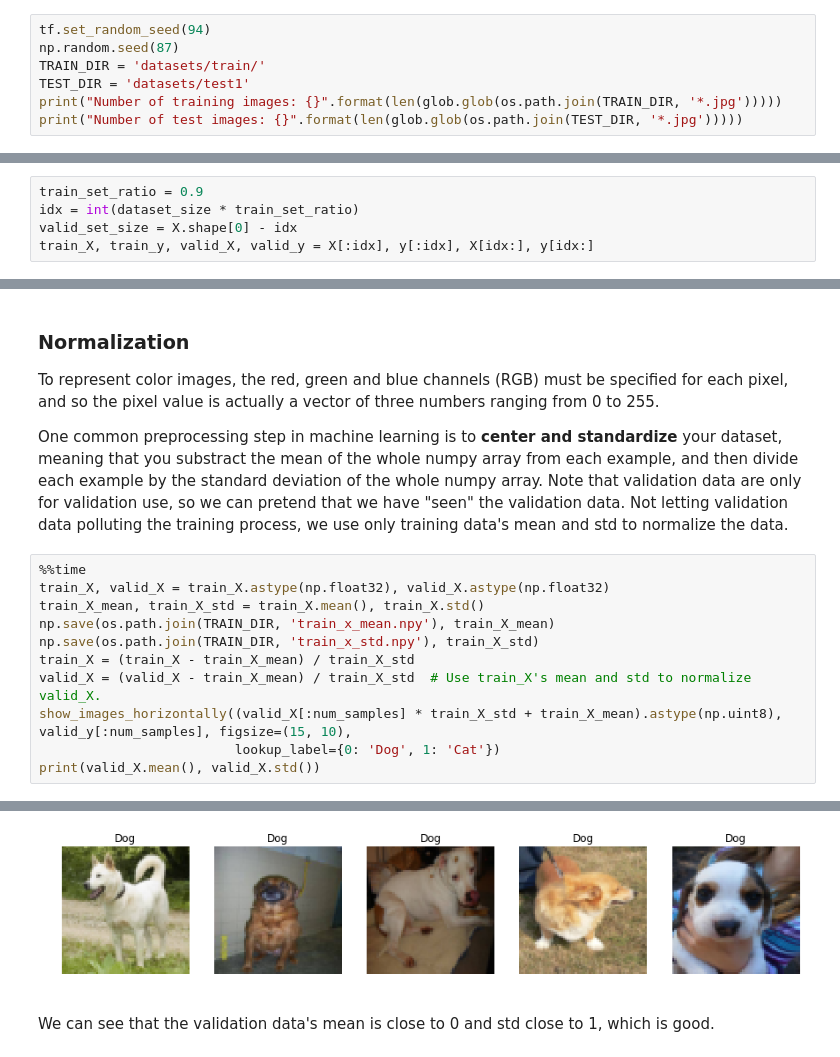
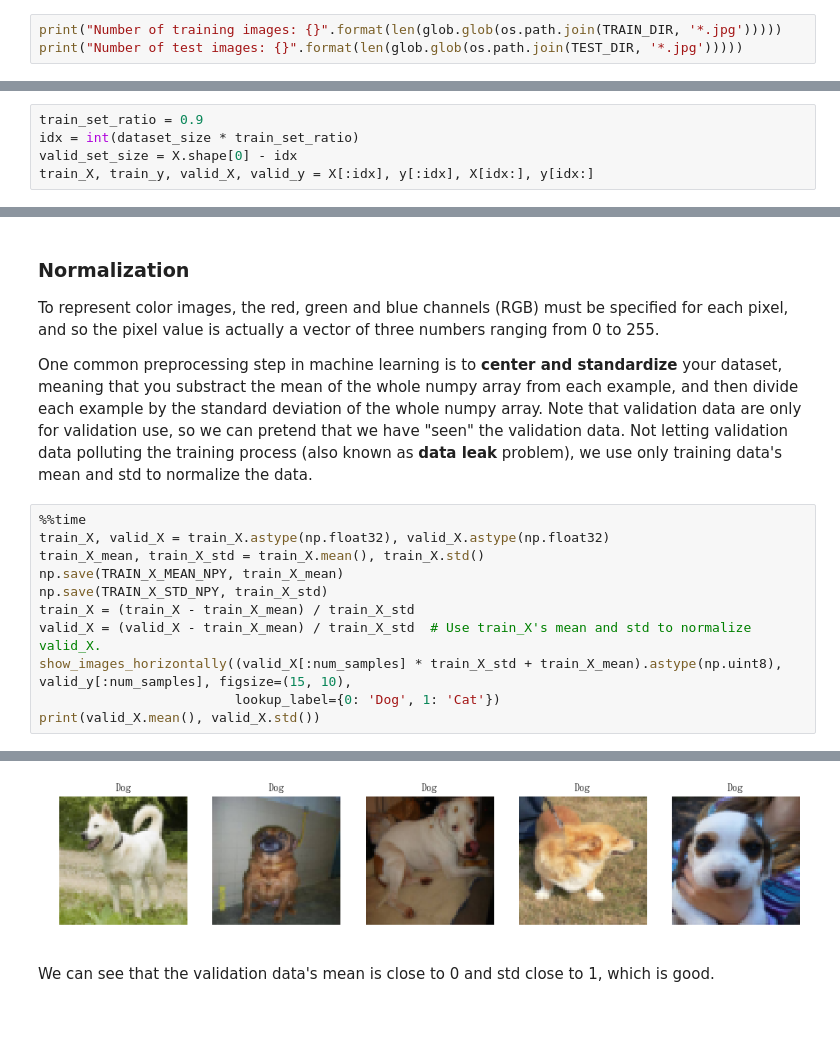
Before and after one commit to leemengtw/cat-recognition-train, a Jupyter notebook: cat_recognizer.ipynb, the cells around one changed output, grey strips where cells are left out. Cells and saved outputs as stored; diff of their text form; blank space fills up the shorter version.

```diff
--- a/cat_recognizer.ipynb
+++ b/cat_recognizer.ipynb
@@ -24,8 +22,4 @@ The image data we're going to use is [Dogs vs. Cats](https://www.kaggle.com/c/do
 # %%
-tf.set_random_seed(94)
-np.random.seed(87)
-TRAIN_DIR = 'datasets/train/'
-TEST_DIR = 'datasets/test1'
 print("Number of training images: {}".format(len(glob.glob(os.path.join(TRAIN_DIR, '*.jpg')))))
 print("Number of test images: {}".format(len(glob.glob(os.path.join(TEST_DIR, '*.jpg')))))
 # %% [output]
@@ -81,13 +78,13 @@ Some images in validation set:
 ### Normalization
 To represent color images, the red, green and blue channels (RGB) must be specified for each pixel, and so the pixel value is actually a vector of three numbers ranging from 0 to 255.
 
-One common preprocessing step in machine learning is to **center and standardize** your dataset, meaning that you substract the mean of the whole numpy array from each example, and then divide each example by the standard deviation of the whole numpy array. Note that validation data are only for validation use, so we can pretend that we have "seen" the validation data. Not letting validation data polluting the training process, we use only training data's mean and std to normalize the data.
+One common preprocessing step in machine learning is to **center and standardize** your dataset, meaning that you substract the mean of the whole numpy array from each example, and then divide each example by the standard deviation of the whole numpy array. Note that validation data are only for validation use, so we can pretend that we have "seen" the validation data. Not letting validation data polluting the training process (also known as **data leak** problem), we use only training data's mean and std to normalize the data.
 # %%
 %%time
 train_X, valid_X = train_X.astype(np.float32), valid_X.astype(np.float32)
 train_X_mean, train_X_std = train_X.mean(), train_X.std()
-np.save(os.path.join(TRAIN_DIR, 'train_x_mean.npy'), train_X_mean)
-np.save(os.path.join(TRAIN_DIR, 'train_x_std.npy'), train_X_std)
+np.save(TRAIN_X_MEAN_NPY, train_X_mean)
+np.save(TRAIN_X_STD_NPY, train_X_std)
 train_X = (train_X - train_X_mean) / train_X_std
 valid_X = (valid_X - train_X_mean) / train_X_std  # Use train_X's mean and std to normalize valid_X.
 show_images_horizontally((valid_X[:num_samples] * train_X_std + train_X_mean).astype(np.uint8), valid_y[:num_samples], figsize=(15, 10),
@@ -99,4 +97,4 @@ Wall time: 3.3 s
-[figure, old version]
+[figure, new version]
 # %% [markdown]
 We can see that the validation data's mean is close to 0 and std close to 1, which is good.
 # %% [markdown]
```
Also changed, not shown: parts of 14 cells of this notebook, 1 other file.
